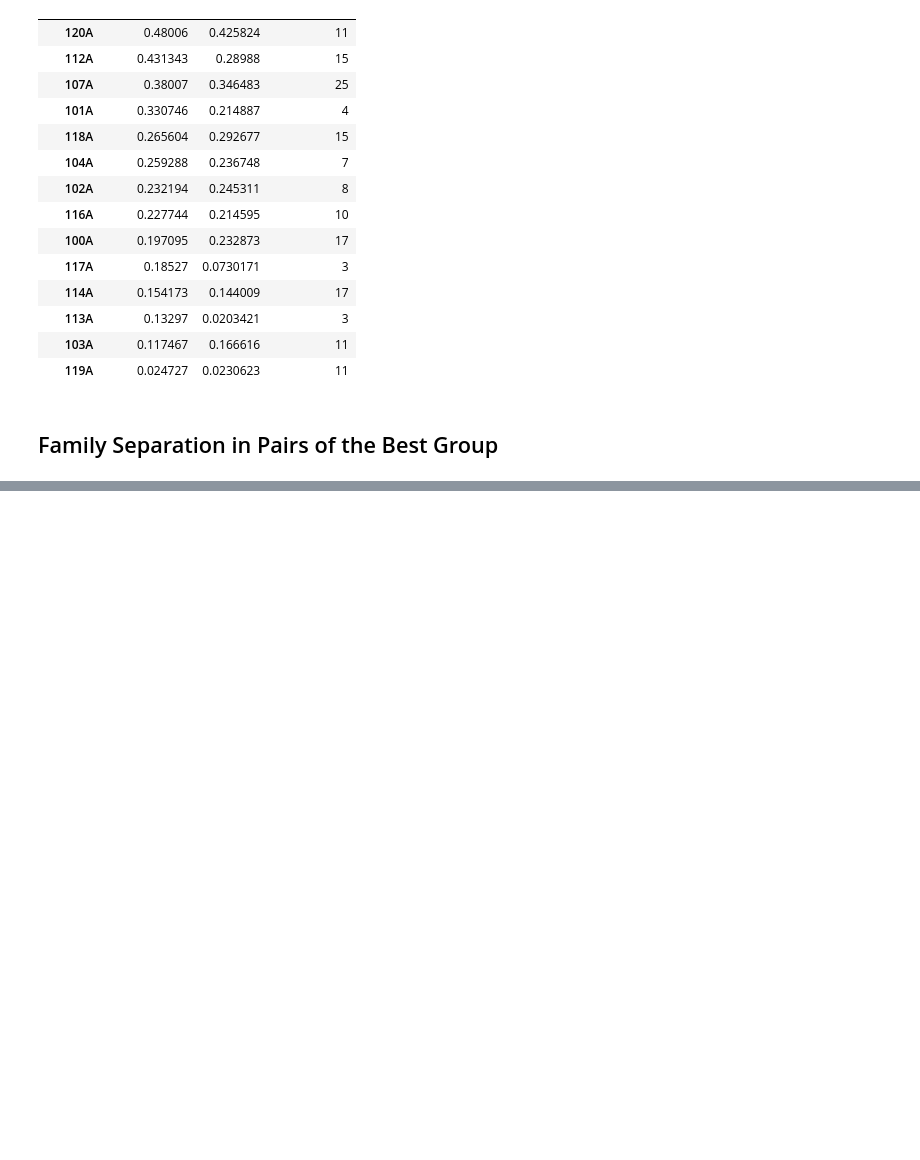
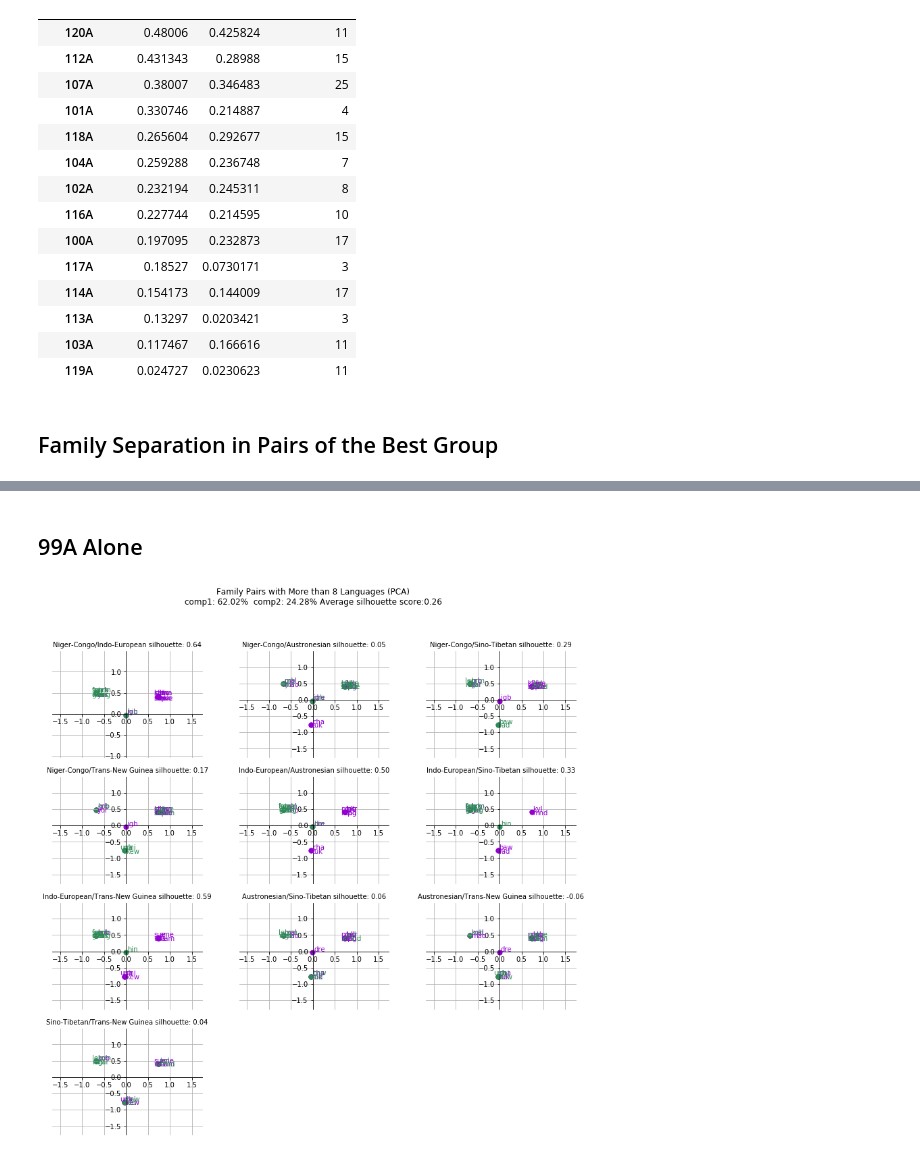
Before and after one commit to ilay32/wals-project, a Jupyter notebook: simple-clauses.ipynb, the cells around one changed output, grey strips where cells are left out. Drawn from its saved outputs; the diff is of its cells as text; code cells hidden in the pictures; blank space fills up the shorter version.

```diff
--- a/simple-clauses.ipynb
+++ b/simple-clauses.ipynb
@@ -94,0 +112,9 @@ good[0].plot_multifam()
+# %% [markdown]
+## 99A Alone
+# %%
+g99 = SingleCol('99A')
+g99.gen_separation(2)
+g99.pair_sils()
+g99.plot_multifam()
+# %% [output]
+[figure, added]
```
Also changed, not shown: parts of 7 cells of this notebook, 1 other file.
